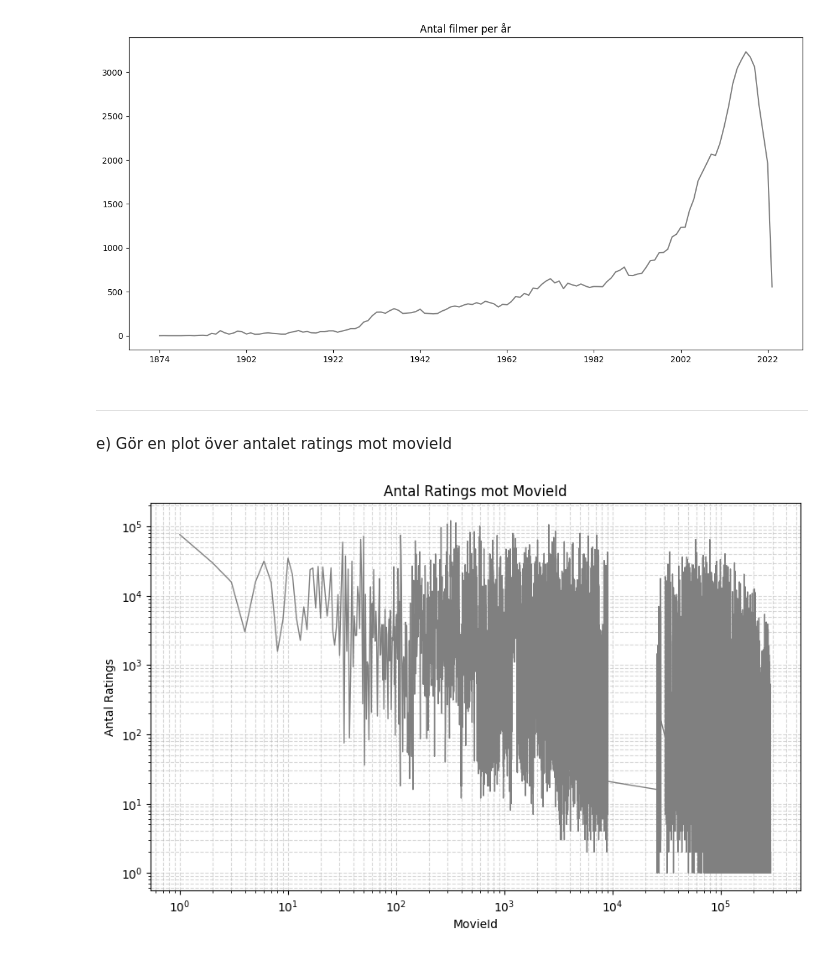
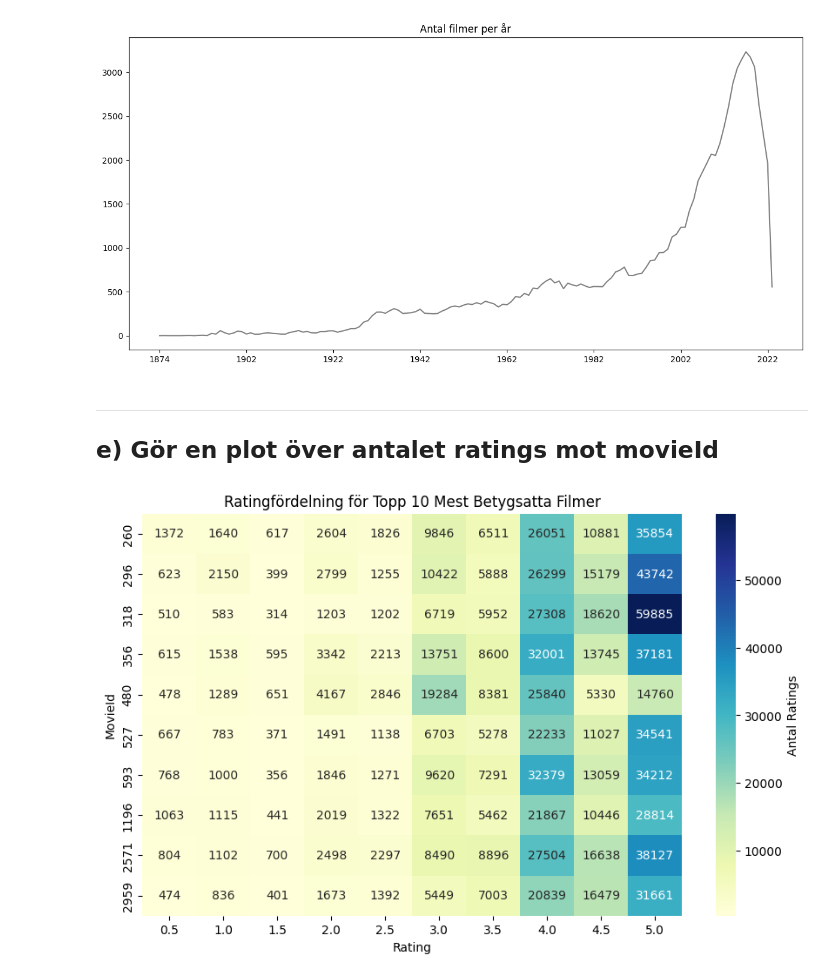
Before and after one commit to Markofbear/AI-Bjorn-Lagerblad-OPA23, a Jupyter notebook: labs/labb1/lab1.ipynb, the cells around one changed output. Cells and saved outputs as stored; diff of their text form; code cells hidden in the pictures.

Commit message:
heatmap test missions 1.1 e

```diff
--- a/labs/labb1/lab1.ipynb
+++ b/labs/labb1/lab1.ipynb
@@ -210,29 +210,24 @@ plt.show()
 # %% [markdown]
 ---
 
- e) Gör en plot över antalet ratings mot movieId
+ ## e) Gör en plot över antalet ratings mot movieId
-# %%
-import pandas as pd
-import matplotlib.pyplot as plt
-
-# Ladda in ratings.csv
-ratings_df = pd.read_csv("../../data/ml-latest/ratings.csv")
-
-# Gruppera efter 'movieId' och räkna antalet ratings för varje film
-ratings_count = ratings_df.groupby('movieId').size().reset_index(name='count')
-
-# Sortera 'ratings_count' efter 'movieId' för att säkerställa korrekt ordning för plottningen
-ratings_count_sorted = ratings_count.sort_values('movieId')
-
-# Skapa en linjegraf för 'movieId' mot antalet ratings
-plt.figure(figsize=(10, 6))
-plt.plot(ratings_count_sorted['movieId'], ratings_count_sorted['count'], color='grey', linewidth=1)
-plt.title('Antal Ratings mot MovieId')
-plt.xlabel('MovieId')
-plt.ylabel('Antal Ratings')
-plt.xscale('log')  # Logaritmisk skala för x-axeln
-plt.yscale('log')  # Logaritmisk skala för y-axeln för att hantera variation i antal ratings
-plt.grid(True, which="both", ls="--", alpha=0.5)
-plt.show()
-# %% [output]
-[figure, removed]
+# %%
+import pandas as pd
+import matplotlib.pyplot as plt
+import seaborn as sns
+
+
+top_movieIds = ratings_df['movieId'].value_counts().head(10).index
+
+top_movies_ratings = ratings_df[ratings_df['movieId'].isin(top_movieIds)]
+
+heatmap_data = top_movies_ratings.pivot_table(index='movieId', columns='rating', aggfunc='size', fill_value=0)
+
+plt.figure(figsize=(10, 6))
+sns.heatmap(heatmap_data, annot=True, fmt='d', cmap='YlGnBu', cbar_kws={'label': 'Antal Ratings'})
+plt.title('Ratingfördelning för Topp 10 Mest Betygsatta Filmer')
+plt.xlabel('Rating')
+plt.ylabel('MovieId')
+plt.show()
+# %% [output]
+[figure, added]
```
